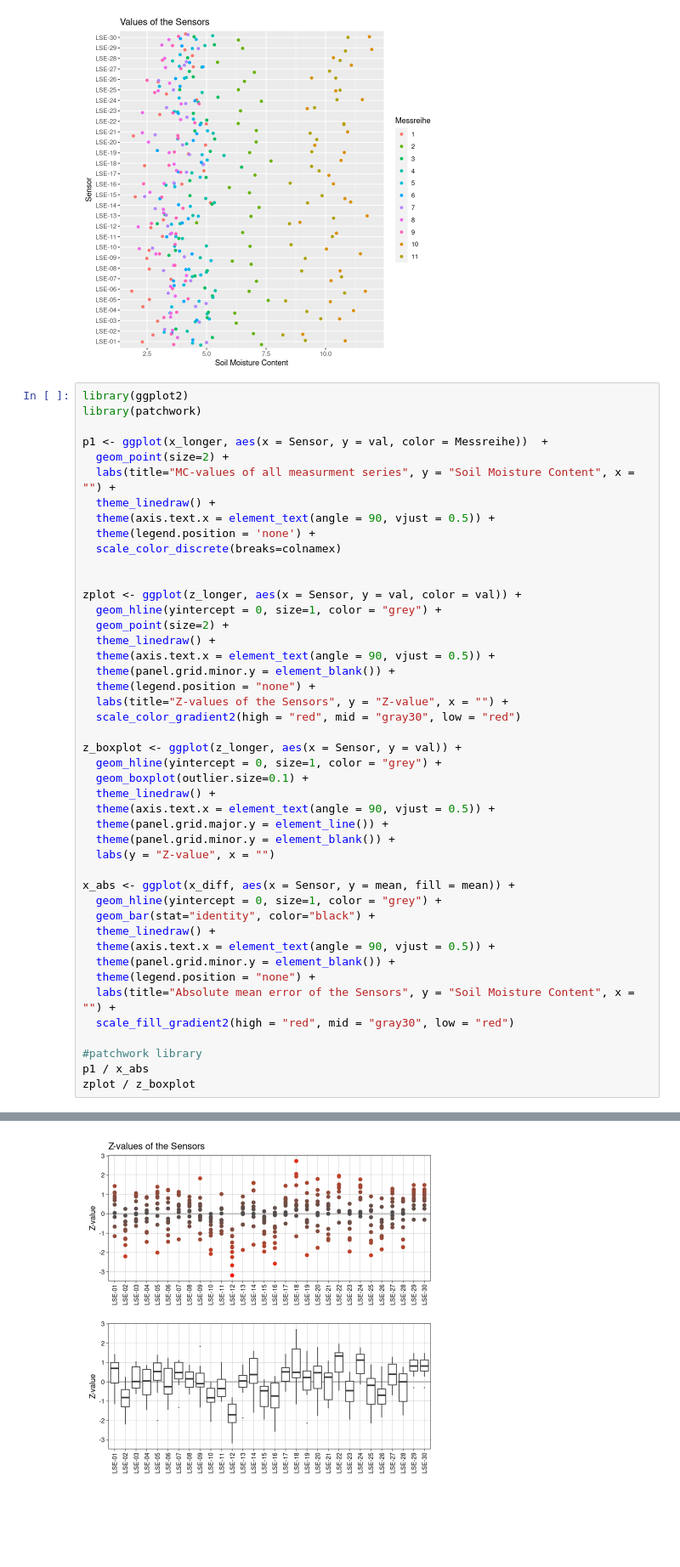
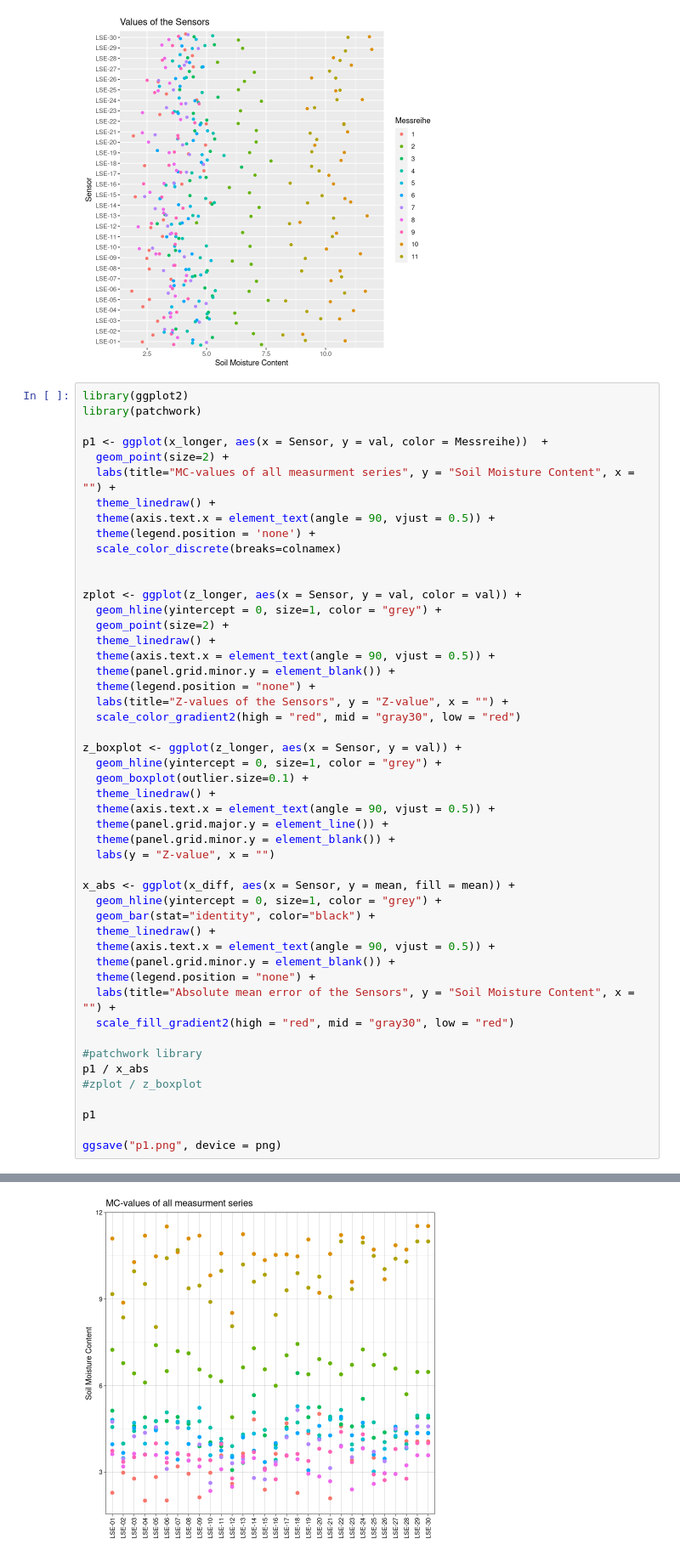
Before and after one commit to AlexSteiger/LSE01-R-analysis, a Jupyter notebook: LSE01_Statistik.ipynb, the cells around one changed output, grey strips where cells are left out. Shown: that part at 85% size. Cells and saved outputs as stored; diff of their text form; blank space fills up the shorter version.

```diff
--- a/LSE01_Statistik.ipynb
+++ b/LSE01_Statistik.ipynb
@@ -213,6 +213,10 @@ x_abs <- ggplot(x_diff, aes(x = Sensor, y = mean, fill = mean)) +
 
 #patchwork library
 p1 / x_abs
-zplot / z_boxplot
+#zplot / z_boxplot
+
+p1
+
+ggsave("p1.png", device = png)
 # %% [output]
 [figure]
@@ -219 +224 @@ zplot / z_boxplot
-[figure, old version]
+[figure, new version]
```
Also changed, not shown: parts of 2 cells of this notebook.
